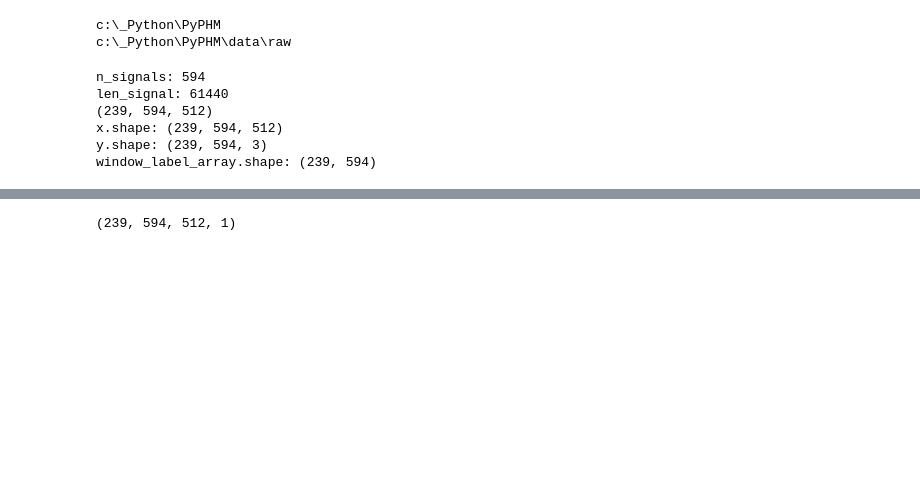
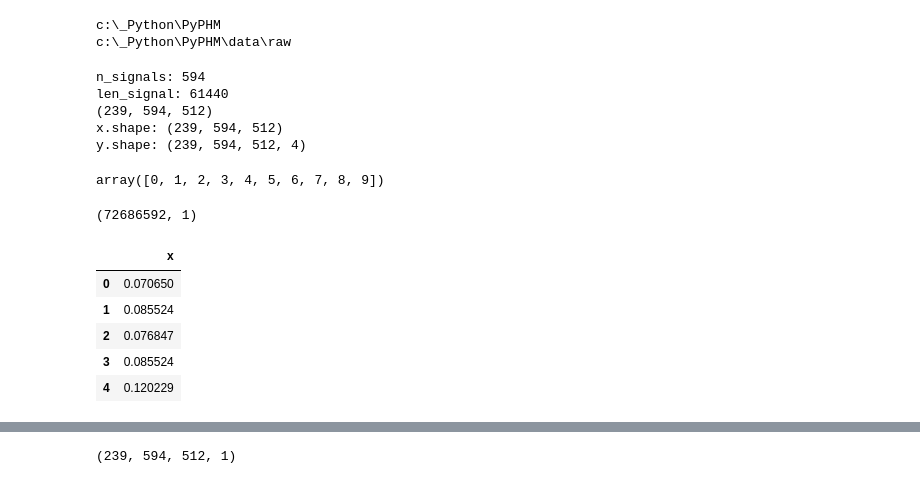
Before and after one commit to tvhahn/PyPHM, a Jupyter notebook: notebooks/airbus_test.ipynb, the cells around one changed output, grey strips where cells are left out. Saved outputs shown, nothing was run; the diff lists cells and outputs as text; code cells hidden in the pictures; blank space fills up the shorter version.

```diff
--- a/notebooks/airbus_test.ipynb
+++ b/notebooks/airbus_test.ipynb
@@ -17,15 +17,29 @@ c:\_Python\PyPHM\data\raw
 # %%
 air = AirbusPrepMethodA(path_data_raw_folder, download=False, window_size=512, stride=256,)
 # %%
-x, y, window_label_array = air.create_xy_arrays(train_or_val="val")
+x, y = air.create_xy_arrays(train_or_val="val")
 print('x.shape:', x.shape)
 print('y.shape:', y.shape)
-print('window_label_array.shape:', window_label_array.shape)
 # print('y.shape:', y.shape)
 # %% [output]
 n_signals: 594
 len_signal: 61440
 (239, 594, 512)
 x.shape: (239, 594, 512)
-y.shape: (239, 594, 3)
-window_label_array.shape: (239, 594)
+y.shape: (239, 594, 512, 4)
+# %%
+y[0,0,:,0][:10]
+# %% [output]
+array([0, 1, 2, 3, 4, 5, 6, 7, 8, 9])
+# %%
+df = pd.DataFrame(np.vstack(x).reshape(-1,1), columns=['x'])
+print(df.shape)
+df.head()
+# %% [output]
+(72686592, 1)
+|  | x |
+| 0 | 0.070650 |
+| 1 | 0.085524 |
+| 2 | 0.076847 |
+| 3 | 0.085524 |
+| 4 | 0.120229 |
```
Also changed, not shown: parts of 7 cells of this notebook, 1 other file.
